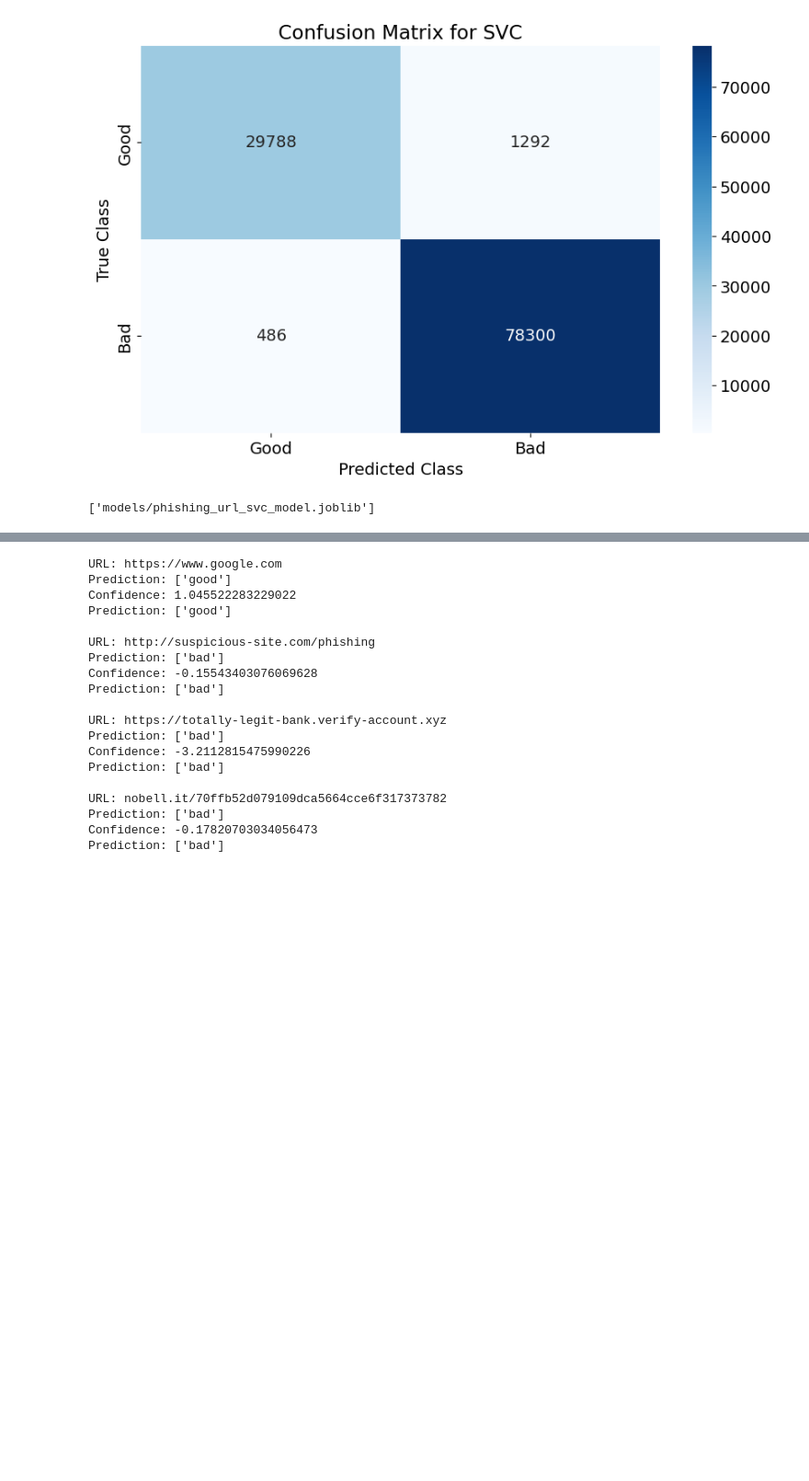
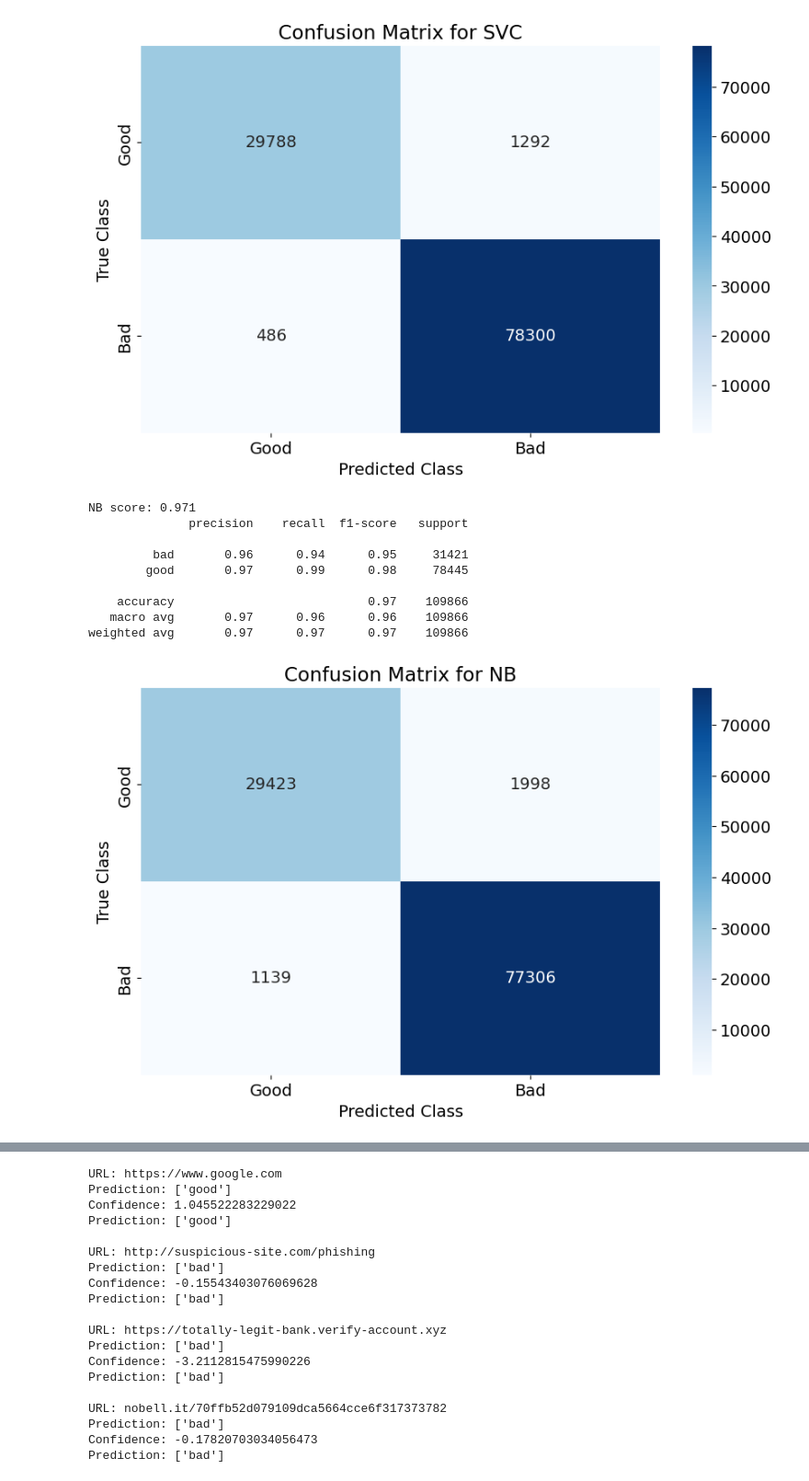
Before and after one commit to n1ved/mini-project, a Jupyter notebook: RF_RC1/R4.ipynb, the cells around one changed output, grey strips where cells are left out. Shown at 92% size. Saved outputs shown, nothing was run; the diff lists cells and outputs as text; code cells hidden in the pictures; blank space fills up the shorter version.

```diff
--- a/RF_RC1/R4.ipynb
+++ b/RF_RC1/R4.ipynb
@@ -280,0 +286,2 @@ def results(name: str, model: BaseEstimator) -> None:
+# %%
+nb_clf.fit(X_train, y_train)
@@ -291,10 +329,19 @@ SVC score: 0.984
    macro avg       0.98      0.98      0.98    109866
 weighted avg       0.98      0.98      0.98    109866
 [figure]
+# %%
+results("NB" , nb_clf)
+# %% [output]
+NB score: 0.971
+              precision    recall  f1-score   support
+
+         bad       0.96      0.94      0.95     31421
+        good       0.97      0.99      0.98     78445
+
+    accuracy                           0.97    109866
+   macro avg       0.97      0.96      0.96    109866
+weighted avg       0.97      0.97      0.97    109866
+[figure, added]
 # %%
 import joblib
 import os
-os.makedirs('models', exist_ok=True)
-joblib.dump(svc_clf, 'models/phishing_url_svc_model.joblib')
-# %% [output]
-['models/phishing_url_svc_model.joblib']
```
Also changed, not shown: parts of 11 cells of this notebook, 8 other files.
